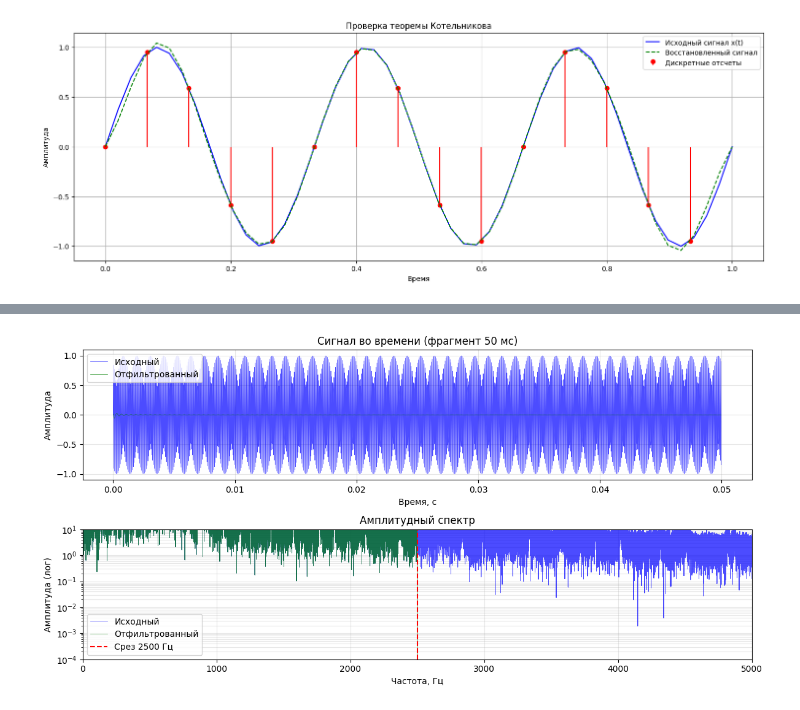
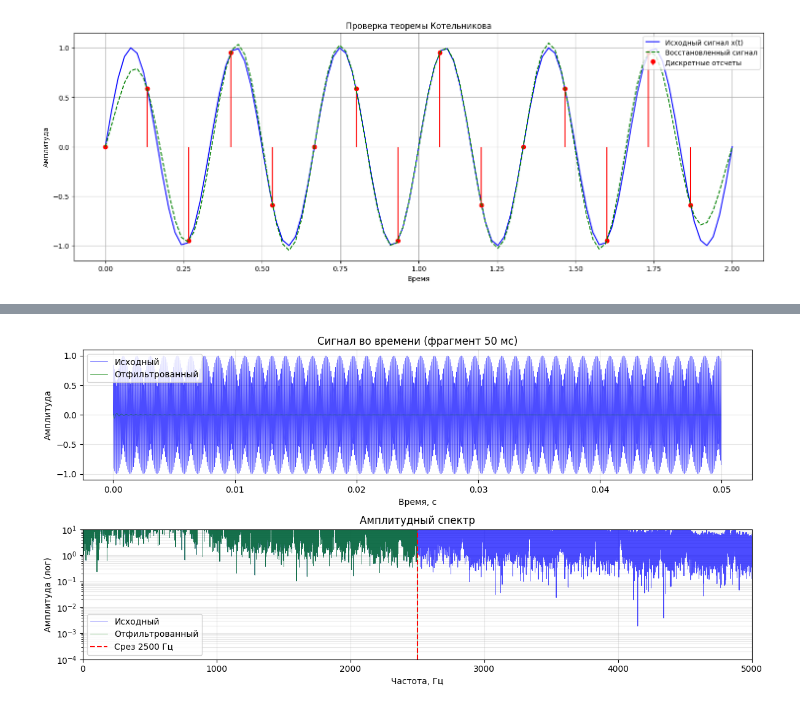
Before and after one commit to Akhazriil/Homework, a Jupyter notebook: DSP/lab2/lab2.ipynb, the cells around one changed output, grey strips where cells are left out. Cells and saved outputs as stored; diff of their text form; code cells hidden in the pictures.

```diff
--- a/DSP/lab2/lab2.ipynb
+++ b/DSP/lab2/lab2.ipynb
@@ -6,35 +6,35 @@ import matplotlib.pyplot as plt
 # %%
 f0 = 3
 w0 = 2 * np.pi * f0
-fs = f0 * 5
+fs = f0 * 2.5
 T = 1/fs
 
-t = np.linspace(0,1,50)
-t_samples = np.arange(0, 1, T)
+t = np.linspace(0, 2, 100)
+t_samples = np.arange(0, 2, T)
 x = np.sin(w0 * t)
 x_samples = np.sin(w0 * t_samples)
 
 x_history = np.zeros_like(t)
 for n, i in enumerate(x_samples):
     x_history += i * np.sinc(1/T*(t-n*T))
 
 
 plt.figure(figsize=(18, 6))
 plt.plot(t, x, "b", label="Исходный сигнал x(t)")
 plt.stem(
     t_samples,
     x_samples,
     linefmt="r",
     markerfmt="ro",
     basefmt=" ",
     label="Дискретные отсчеты",
 )
 plt.plot(t, x_history, "g--", label="Восстановленный сигнал")
 plt.title("Проверка теоремы Котельникова")
 plt.xlabel("Время")
 plt.ylabel("Амплитуда")
 plt.grid()
 plt.legend(loc="upper right")
 plt.show()
 # %% [output]
-[figure, old version]
+[figure, new version]
```
Also changed, not shown: parts of 4 cells of this notebook, 14 other files.
